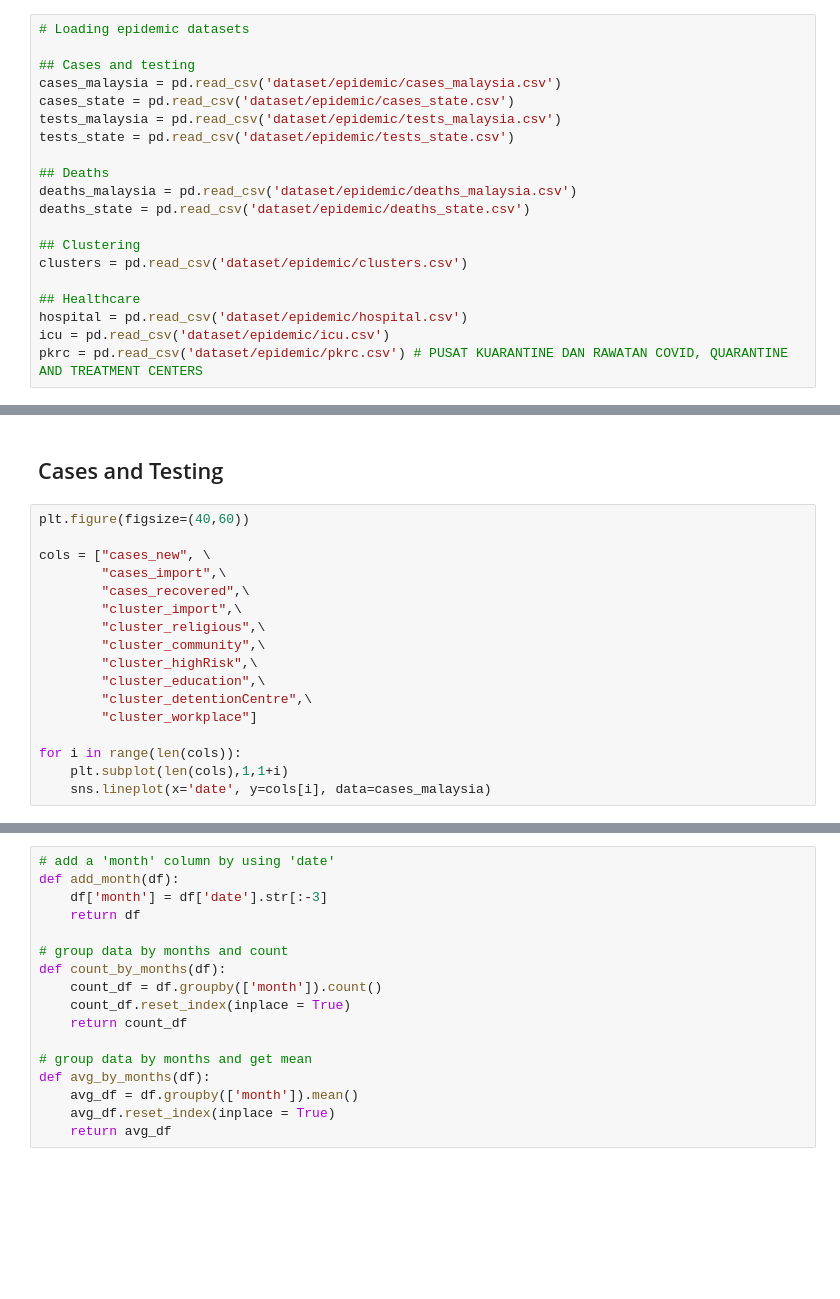
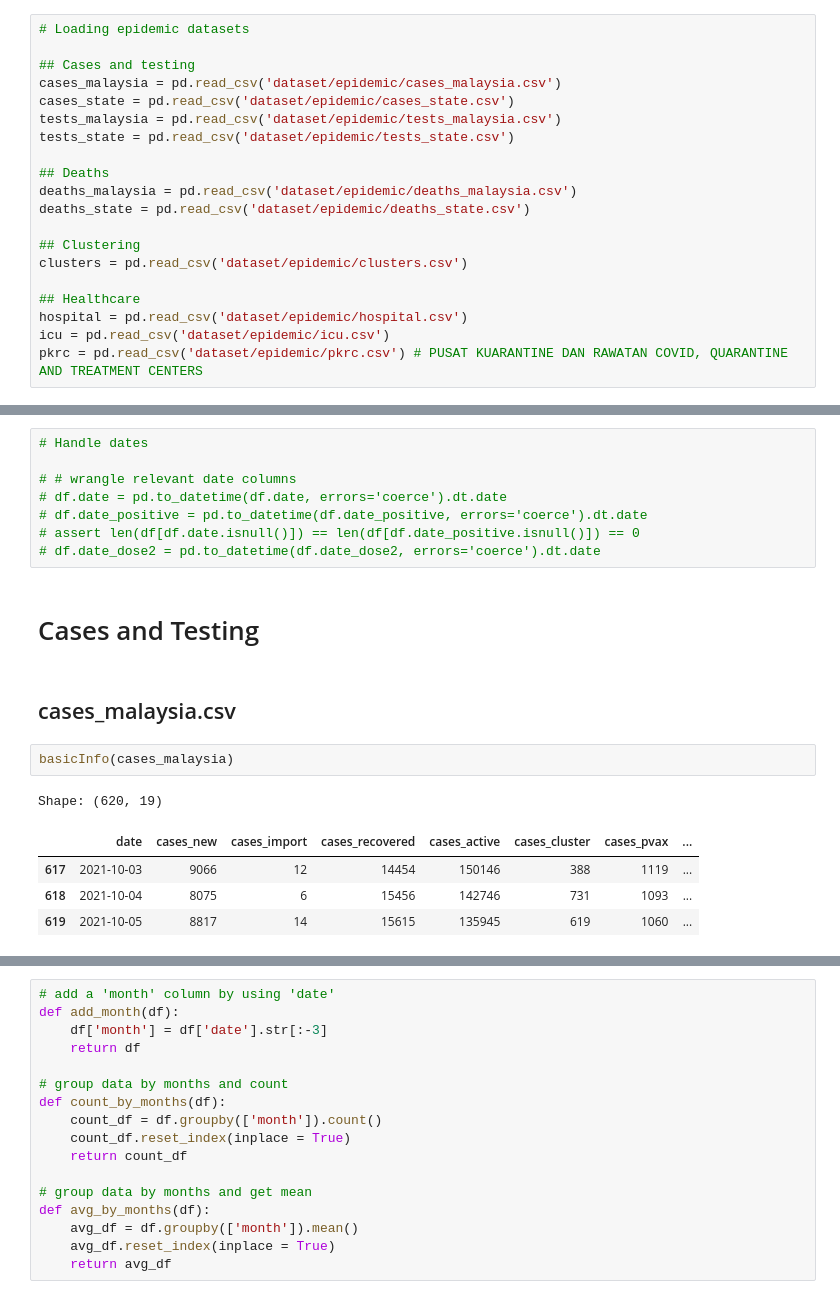
Before and after one commit to BingQuanChua/COVID-19-Msia-Cases-And-Vaccination, a Jupyter notebook: EDA - Epidemic.ipynb, the cells around one changed output, grey strips where cells are left out. Saved outputs shown, nothing was run; the diff lists cells and outputs as text; blank space fills up the shorter version.

```diff
--- a/EDA - Epidemic.ipynb
+++ b/EDA - Epidemic.ipynb
@@ -31,19 +101,20 @@ pkrc = pd.read_csv('dataset/epidemic/pkrc.csv') # PUSAT KUARANTINE DAN RAWATAN C
+# %%
+# Handle dates
+
+# # wrangle relevant date columns
+# df.date = pd.to_datetime(df.date, errors='coerce').dt.date
+# df.date_positive = pd.to_datetime(df.date_positive, errors='coerce').dt.date
+# assert len(df[df.date.isnull()]) == len(df[df.date_positive.isnull()]) == 0
+# df.date_dose2 = pd.to_datetime(df.date_dose2, errors='coerce').dt.date
 # %% [markdown]
-## Cases and Testing
+# Cases and Testing
-# %%
-plt.figure(figsize=(40,60))
-
-cols = ["cases_new", \
-        "cases_import",\
-        "cases_recovered",\
-        "cluster_import",\
-        "cluster_religious",\
-        "cluster_community",\
-        "cluster_highRisk",\
-        "cluster_education",\
-        "cluster_detentionCentre",\
-        "cluster_workplace"]
-
-for i in range(len(cols)):
-    plt.subplot(len(cols),1,1+i)
-    sns.lineplot(x='date', y=cols[i], data=cases_malaysia)
+# %% [markdown]
+## cases_malaysia.csv
+# %%
+basicInfo(cases_malaysia)
+# %% [output]
+Shape: (620, 19)
+|  | date | cases_new | cases_import | cases_recovered | cases_active | cases_cluster | cases_pvax | ... |
+| 617 | 2021-10-03 | 9066 | 12 | 14454 | 150146 | 388 | 1119 | ... |
+| 618 | 2021-10-04 | 8075 | 6 | 15456 | 142746 | 731 | 1093 | ... |
+| 619 | 2021-10-05 | 8817 | 14 | 15615 | 135945 | 619 | 1060 | ... |
```
Also changed, not shown: parts of 38 cells of this notebook, 11 other files.
